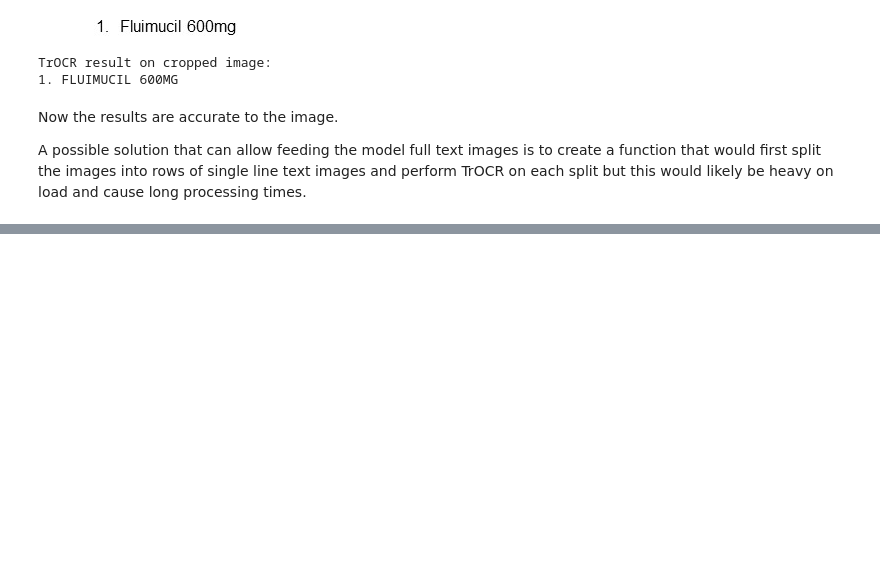
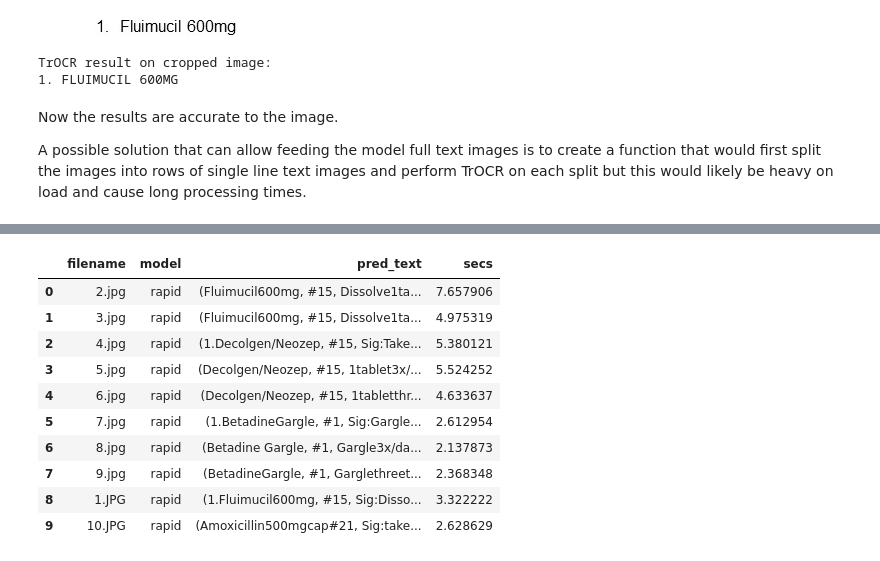
Before and after one commit to THS-ST/ocr-models, a Jupyter notebook: OCR_Models_Notebook.ipynb, the cells around one changed output, grey strips where cells are left out. Cells and saved outputs as stored; diff of their text form; code cells hidden in the pictures; blank space fills up the shorter version.

Commit message:
replace keras with rapidocr (keras incompatible with dependencies)

```diff
--- a/OCR_Models_Notebook.ipynb
+++ b/OCR_Models_Notebook.ipynb
@@ -574,0 +574,2 @@ import keras_ocr
+# %%
+ocr_rapid = RapidOCR()
@@ -574,0 +586,14 @@ import keras_ocr
+# %%
+rapid_results = []
+# %%
+current_model = "rapid"
+
+for img_path in images:
+        start = time.time()
+        print("Processing: " + str(img_path) + "...")
+        try:
+            pred = ocr_rapid(str(img_path)).txts
+        except Exception as e:
+            pred = f"[ERROR] {e}"
+        secs = time.time() - start
+        rapid_results.append(OCRResult(filename=img_path.name, model=current_model, pred_text=pred, secs=secs))
@@ -574,0 +614,15 @@ import keras_ocr
+# %%
+rapid_df = pd.DataFrame([r.__dict__ for r in rapid_results])
+rapid_df
+# %% [output]
+|  | filename | model | pred_text | secs |
+| 0 | 2.jpg | rapid | (Fluimucil600mg, #15, Dissolve1ta... | 7.657906 |
+| 1 | 3.jpg | rapid | (Fluimucil600mg, #15, Dissolve1ta... | 4.975319 |
+| 2 | 4.jpg | rapid | (1.Decolgen/Neozep, #15, Sig:Take... | 5.380121 |
+| 3 | 5.jpg | rapid | (Decolgen/Neozep, #15, 1tablet3x/... | 5.524252 |
+| 4 | 6.jpg | rapid | (Decolgen/Neozep, #15, 1tabletthr... | 4.633637 |
+| 5 | 7.jpg | rapid | (1.BetadineGargle, #1, Sig:Gargle... | 2.612954 |
+| 6 | 8.jpg | rapid | (Betadine Gargle, #1, Gargle3x/da... | 2.137873 |
+| 7 | 9.jpg | rapid | (BetadineGargle, #1, Garglethreet... | 2.368348 |
+| 8 | 1.JPG | rapid | (1.Fluimucil600mg, #15, Sig:Disso... | 3.322222 |
+| 9 | 10.JPG | rapid | (Amoxicillin500mgcap#21, Sig:take... | 2.628629 |
```
Also changed, not shown: parts of 15 cells of this notebook.
